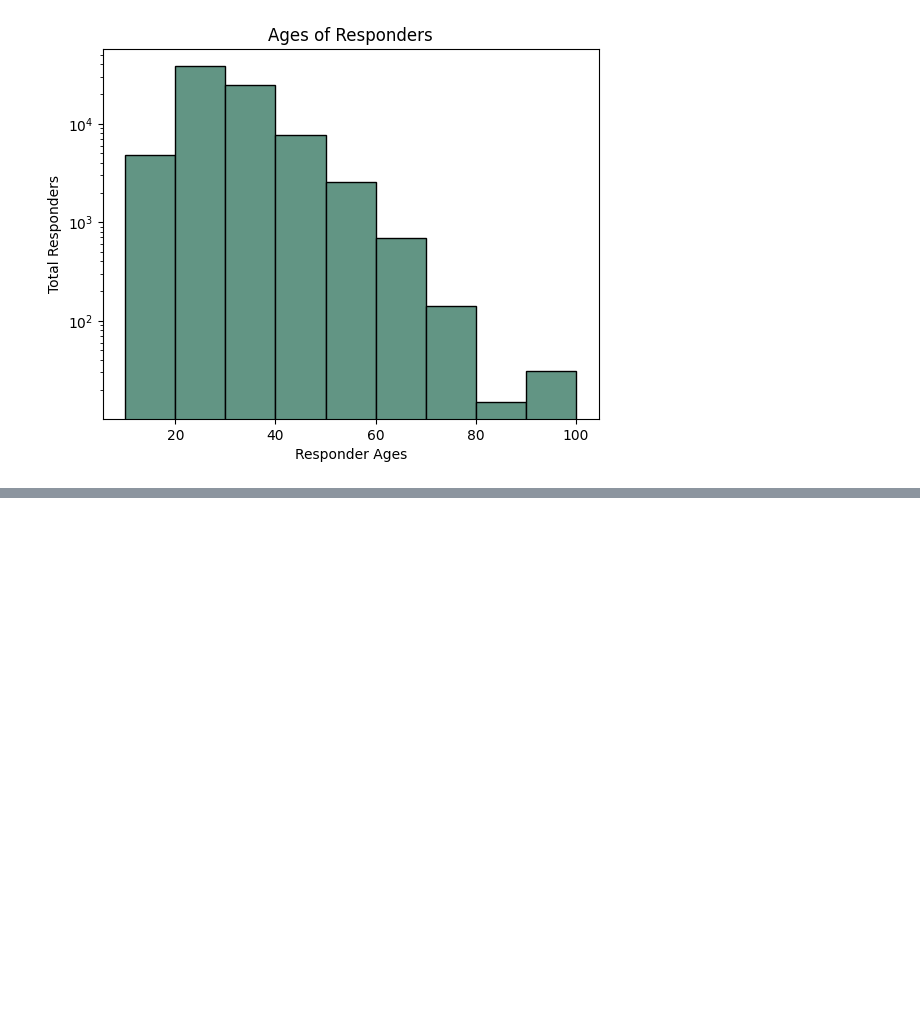
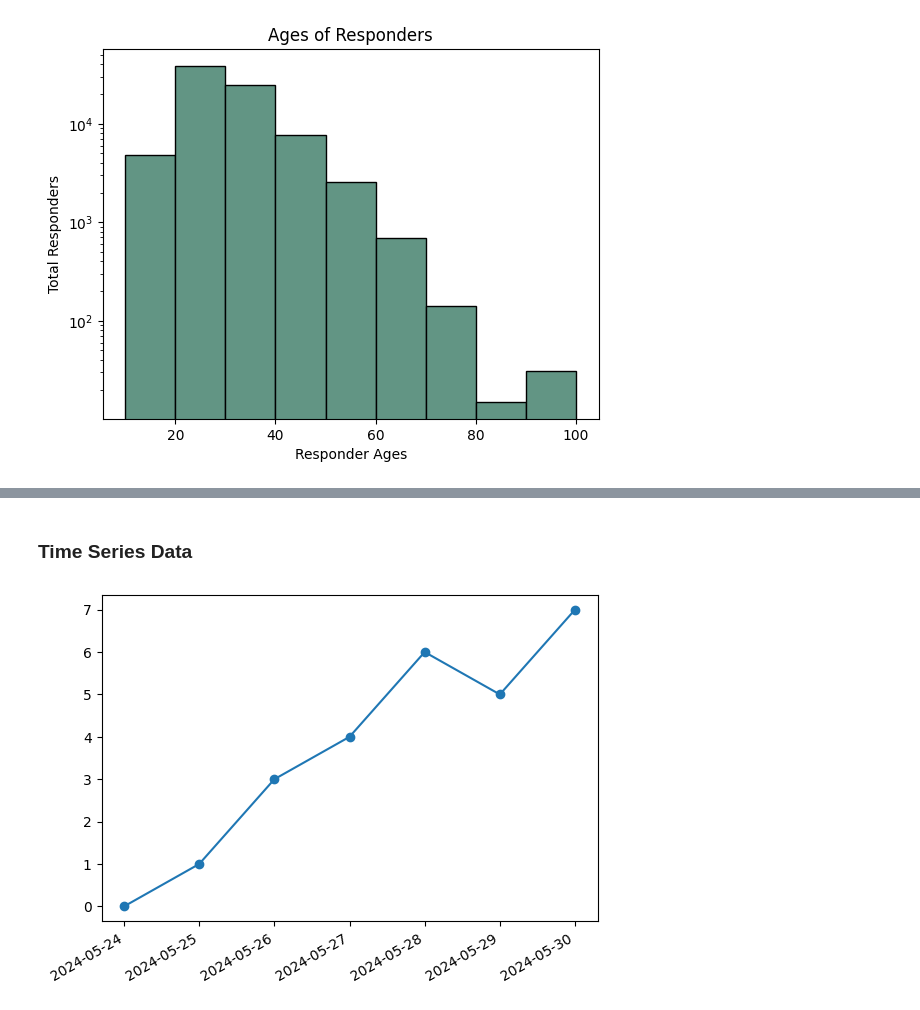
Before and after one commit to MHassanAr/matplotlib, a Jupyter notebook: matplotlib.ipynb, the cells around one changed output, grey strips where cells are left out. Cells and saved outputs as stored; diff of their text form; code cells hidden in the pictures; blank space fills up the shorter version.

Commit message:
Updated matplotlib file and learn to use scatter and date-based line plot

```diff
--- a/matplotlib.ipynb
+++ b/matplotlib.ipynb
@@ -364,0 +392,32 @@ plt.show()
+# %% [markdown]
+<h3>Time Series Data</h3>
+# %%
+# Import necessary libraries
+from datetime import datetime, timedelta
+from matplotlib import dates as mpl_dates
+
+# List of dates to plot on the x-axis
+dates = [
+    datetime(2024, 5, 24),
+    datetime(2024, 5, 25),
+    datetime(2024, 5, 26),
+    datetime(2024, 5, 27),
+    datetime(2024, 5, 28),
+    datetime(2024, 5, 29),
+    datetime(2024, 5, 30)
+]
+
+# Data for y-axis corresponding to the dates
+y = [0, 1, 3, 4, 6, 5, 7]
+
+# Plotting the data using the dates on the x-axis and y-values
+# 'linestyle="solid"' ensures the plot has solid lines connecting the points
+plt.plot_date(dates, y, linestyle="solid")
+
+# Automatically formats the dates on the x-axis for better readability
+plt.gcf().autofmt_xdate()
+
+# Display the plot
+plt.show()
+# %% [output]
+[figure, added]
```
Also changed, not shown: parts of 9 cells of this notebook.
